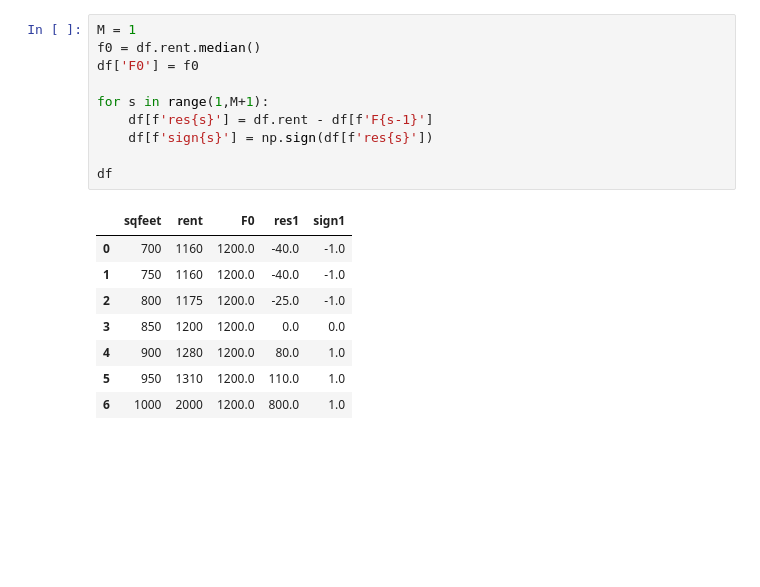
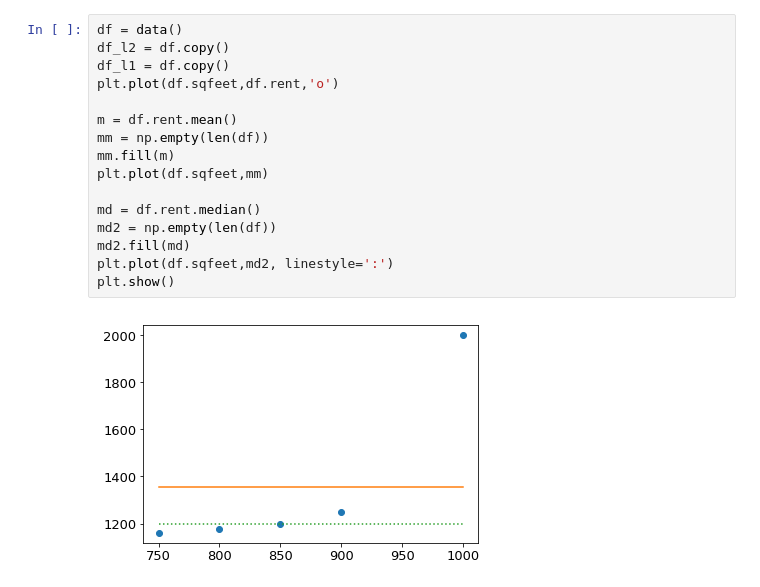
Before and after one commit to parrt/ml-articles, a Jupyter notebook: gradient-boosting/notebooks/dev-descent.ipynb, the cells around one changed output. Saved outputs shown, nothing was run; the diff lists cells and outputs as text; blank space fills up the shorter version.

```diff
--- a/gradient-boosting/notebooks/dev-descent.ipynb
+++ b/gradient-boosting/notebooks/dev-descent.ipynb
@@ -52,19 +103,18 @@ plt.show()
-# %%
-M = 1
-f0 = df.rent.median()
-df['F0'] = f0
-
-for s in range(1,M+1):
-    df[f'res{s}'] = df.rent - df[f'F{s-1}']
-    df[f'sign{s}'] = np.sign(df[f'res{s}'])
-
-df
-# %% [output]
-|  | sqfeet | rent | F0 | res1 | sign1 |
-| 0 | 700 | 1160 | 1200.0 | -40.0 | -1.0 |
-| 1 | 750 | 1160 | 1200.0 | -40.0 | -1.0 |
-| 2 | 800 | 1175 | 1200.0 | -25.0 | -1.0 |
-| 3 | 850 | 1200 | 1200.0 | 0.0 | 0.0 |
-| 4 | 900 | 1280 | 1200.0 | 80.0 | 1.0 |
-| 5 | 950 | 1310 | 1200.0 | 110.0 | 1.0 |
-| 6 | 1000 | 2000 | 1200.0 | 800.0 | 1.0 |
+# %%
+df = data()
+df_l2 = df.copy()
+df_l1 = df.copy()
+plt.plot(df.sqfeet,df.rent,'o')
+
+m = df.rent.mean()
+mm = np.empty(len(df))
+mm.fill(m)
+plt.plot(df.sqfeet,mm)
+
+md = df.rent.median()
+md2 = np.empty(len(df))
+md2.fill(md)
+plt.plot(df.sqfeet,md2, linestyle=':')
+plt.show()
+# %% [output]
+[figure, added]
```
Also changed, not shown: parts of 9 cells of this notebook, 2 other files.
